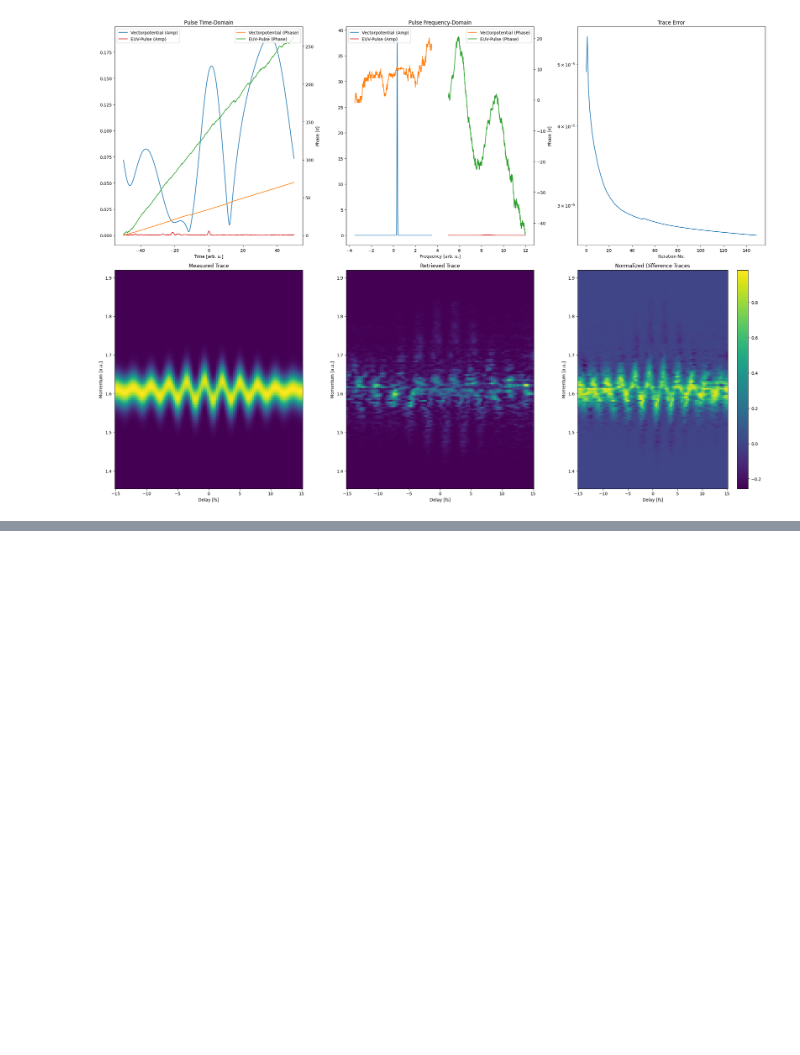
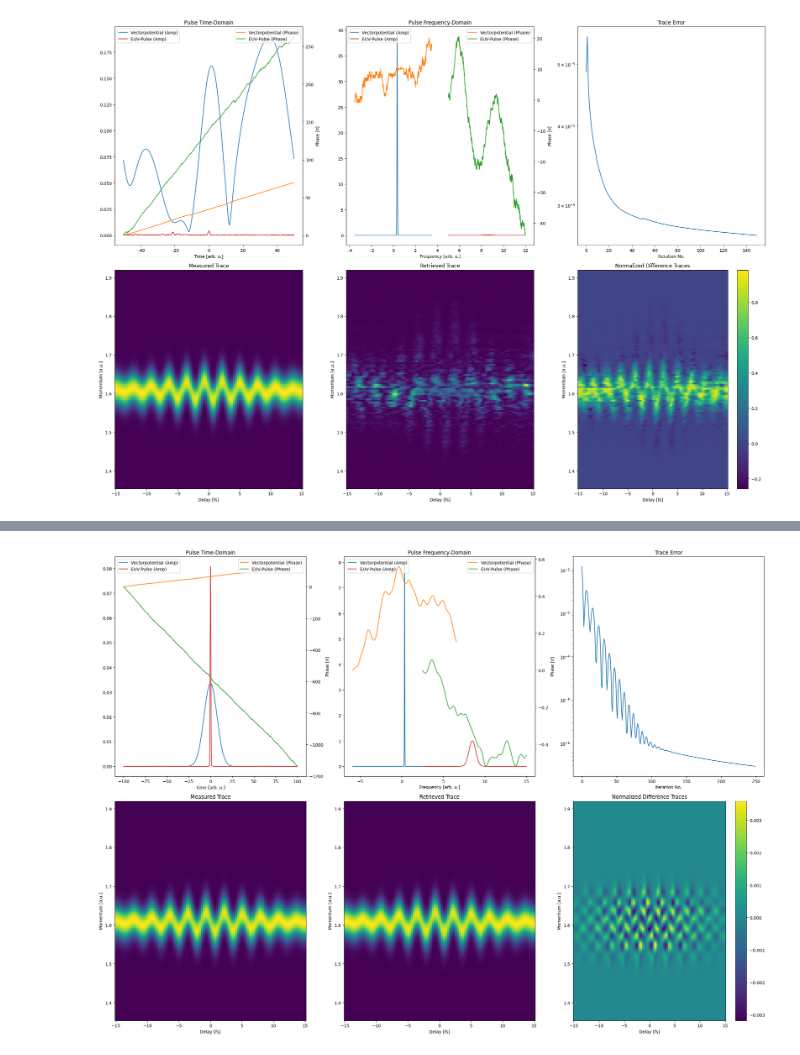
Before and after one commit to matillda123/Pulse-Retrieval-with-JAX, a Jupyter notebook: _usage_example.ipynb, the cells around one changed output, grey strips where cells are left out. Cells and saved outputs as stored; diff of their text form; code cells hidden in the pictures; blank space fills up the shorter version.

```diff
--- a/_usage_example.ipynb
+++ b/_usage_example.ipynb
@@ -105,0 +150,25 @@ Doubleblind Retrieval has uniqueness issues. You should provide spectra for puls
+# %%
+
+""" Streaking retrieval requires high temporal resolution, thus running one takes really long. """
+
+
+from pulsedjax.streaking import AutoDiff
+import optax
+import jax.numpy as jnp
+
+
+
+solver = optax.adam(learning_rate=0.5)
+
+ad = AutoDiff(delay_fs, energy_eV, trace, retrieve_dtme=True, Ip_eV=jnp.array([0]), solver=solver,
+              f_range_nir_pulse=(0.2,0.5), f_range_euv_pulse=(2.5,15), df_PHz=0.005)
+
+ad.use_measured_spectrum(spectra.pulse[0], spectra.pulse[1], "pulse")
+ad.use_measured_spectrum(spectra.gate[0], spectra.gate[1], "gate")
+
+population = ad.create_initial_population(1, "bsplines_5", "bsplines_5", 30, 30)
+
+final_result = ad.run(population, 250)
+ad.plot_results(final_result)
+# %% [output]
+[figure, added]
```
Also changed, not shown: parts of 1 cell of this notebook, 4 other files.
